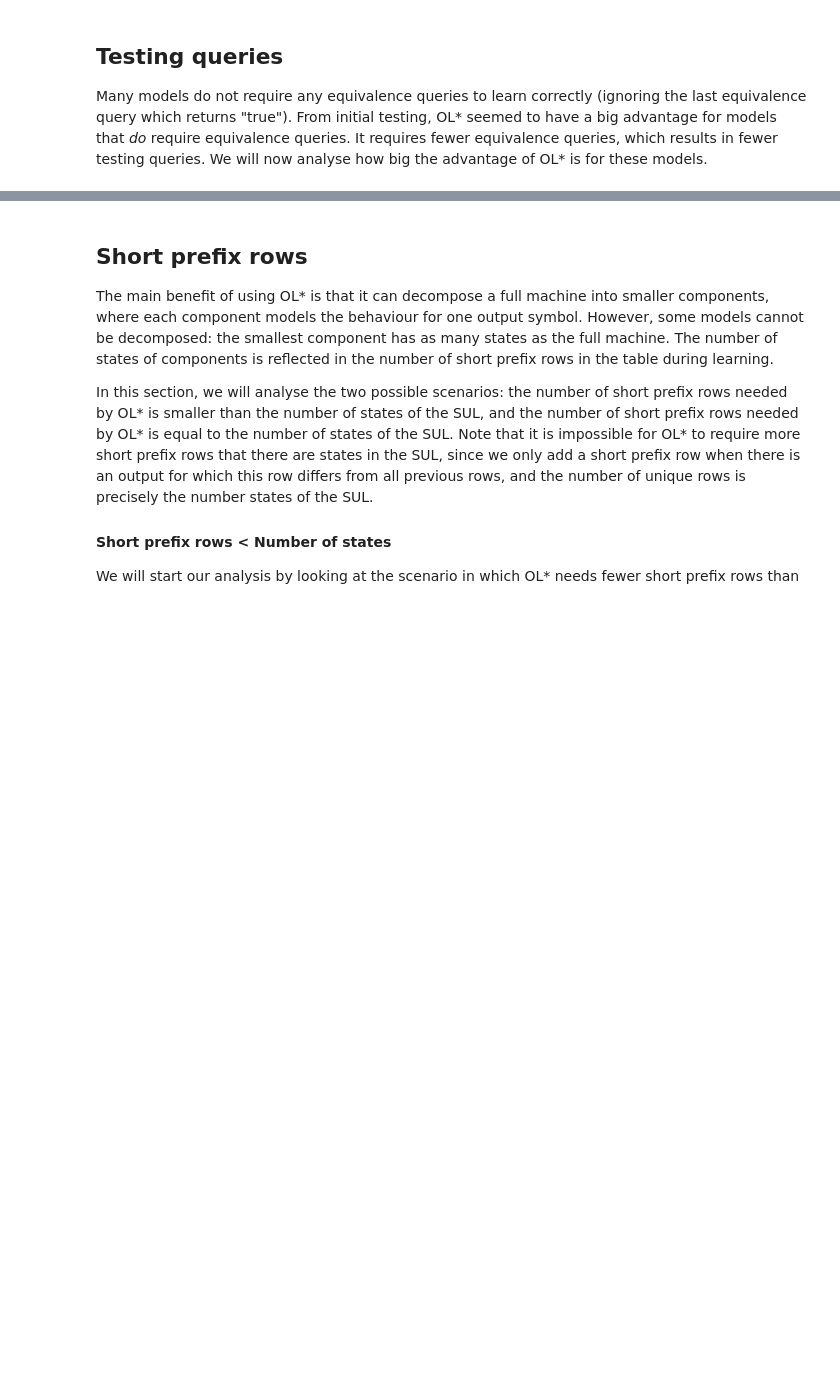
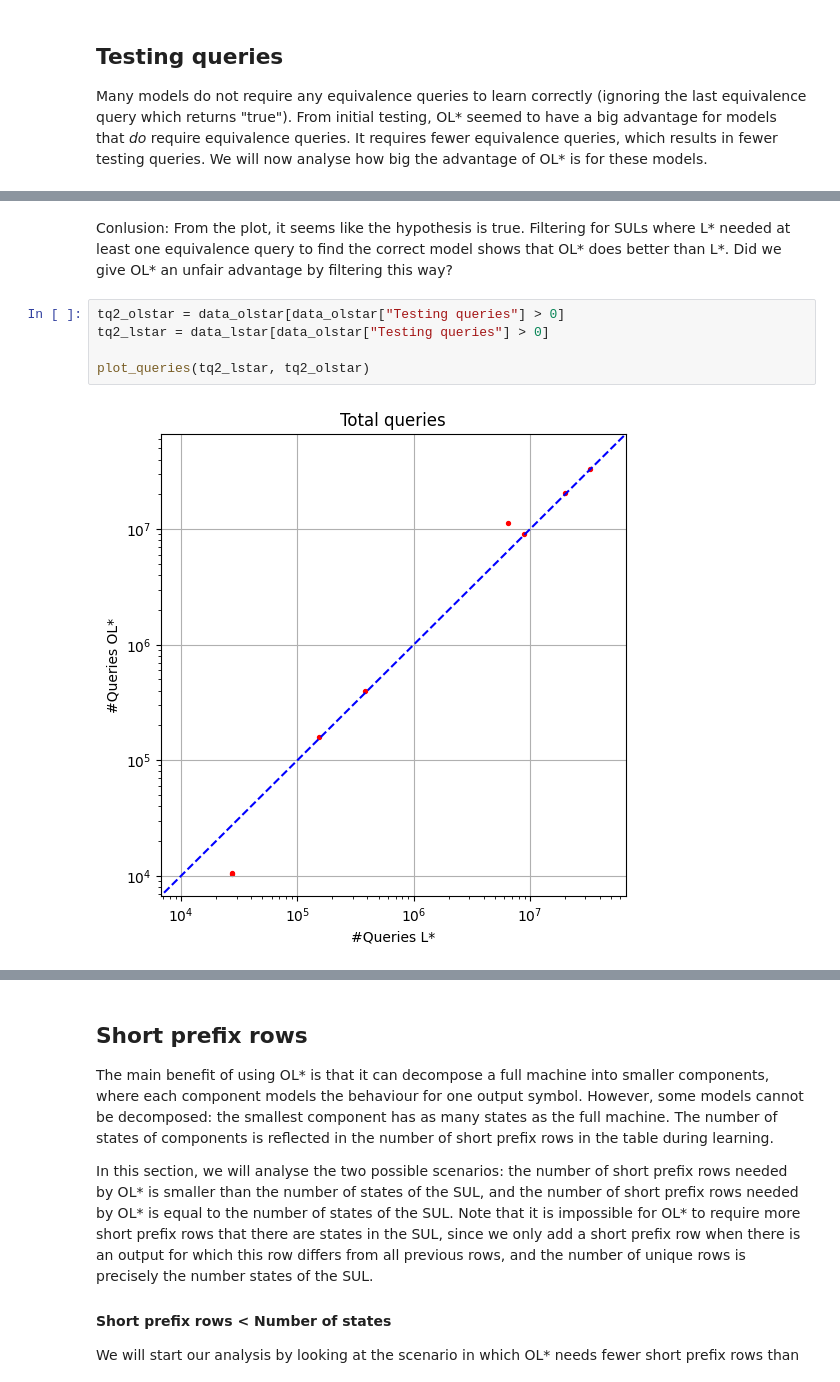
Before and after one commit to SCRK16/OLStar, a Jupyter notebook: code/python/analysis.ipynb, the cells around one changed output, grey strips where cells are left out. Drawn from its saved outputs; the diff is of its cells as text; blank space fills up the shorter version.

```diff
--- a/code/python/analysis.ipynb
+++ b/code/python/analysis.ipynb
@@ -78,0 +110,9 @@ print(f"{total_queries(tq_lstar).mean():_.2f}")
+# %% [markdown]
+Conlusion: From the plot, it seems like the hypothesis is true. Filtering for SULs where L\* needed at least one equivalence query to find the correct model shows that OL\* does better than L\*. Did we give OL\* an unfair advantage by filtering this way?
+# %%
+tq2_olstar = data_olstar[data_olstar["Testing queries"] > 0]
+tq2_lstar = data_lstar[data_olstar["Testing queries"] > 0]
+
+plot_queries(tq2_lstar, tq2_olstar)
+# %% [output]
+[figure, added]
```
Also changed, not shown: parts of 13 cells of this notebook.
